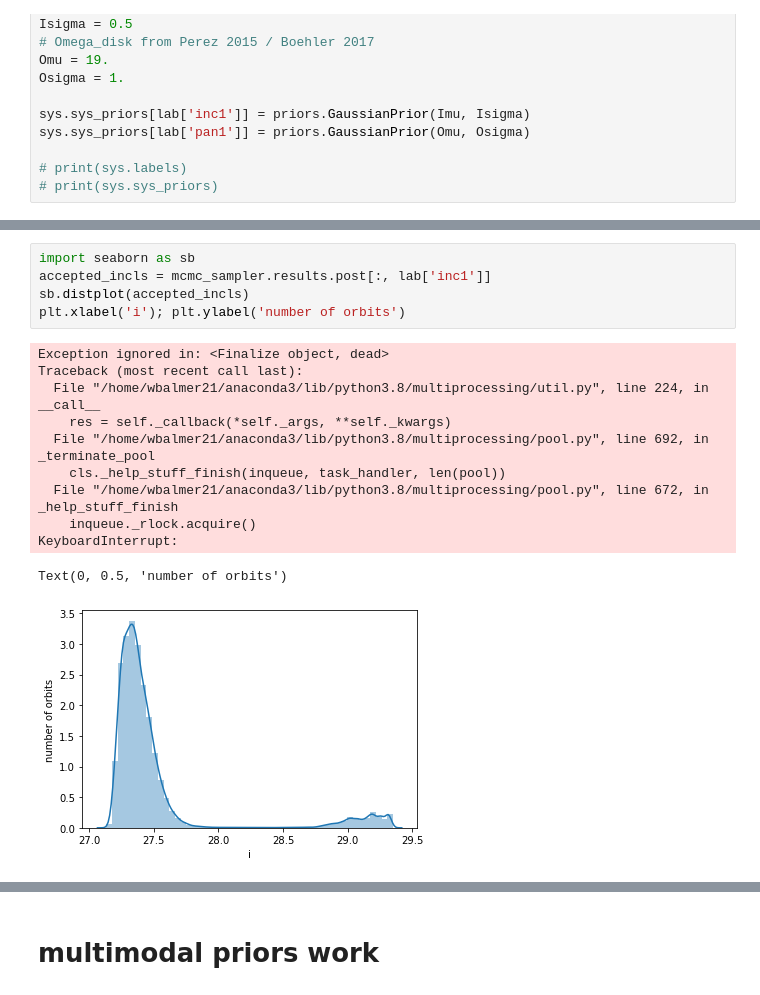
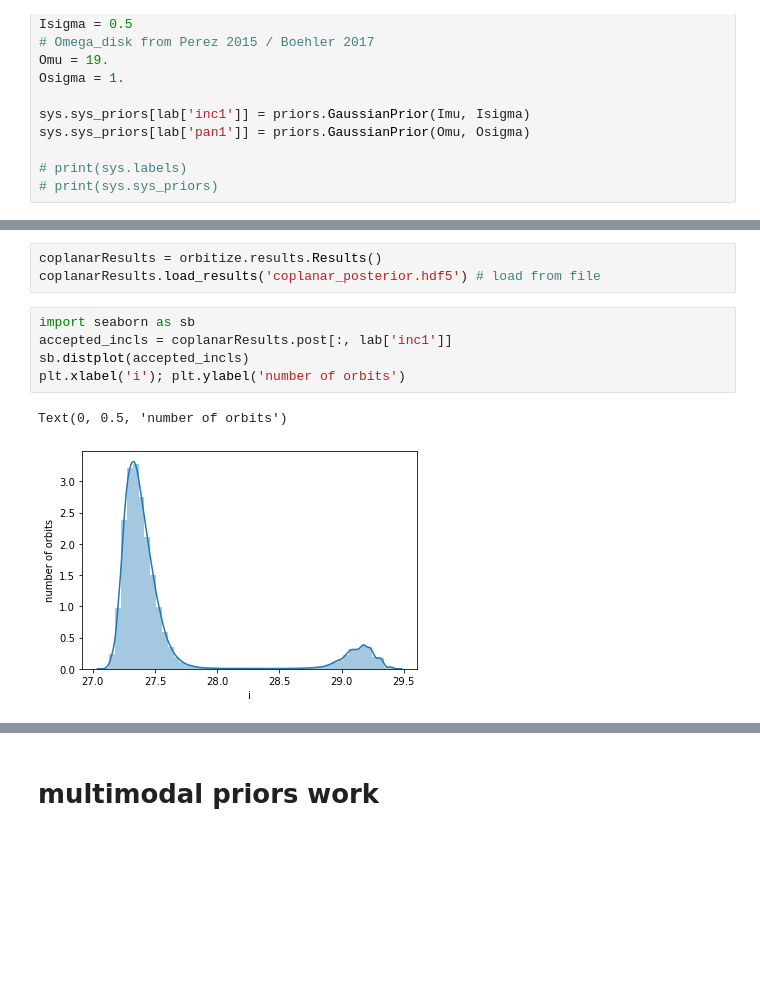
Before and after one commit to wbalmer/diskShapers, a Jupyter notebook: bayesianAstrometry/mutualInc.ipynb, the cells around one changed output, grey strips where cells are left out. Drawn from its saved outputs; the diff is of its cells as text; blank space fills up the shorter version.

Commit message:
enforce coplanarity notebook

```diff
--- a/bayesianAstrometry/mutualInc.ipynb
+++ b/bayesianAstrometry/mutualInc.ipynb
@@ -88,18 +76,12 @@ Traceback (most recent call last):
+# %%
+coplanarResults = orbitize.results.Results()
+coplanarResults.load_results('coplanar_posterior.hdf5') # load from file
 # %%
 import seaborn as sb
-accepted_incls = mcmc_sampler.results.post[:, lab['inc1']]
+accepted_incls = coplanarResults.post[:, lab['inc1']]
 sb.distplot(accepted_incls)
 plt.xlabel('i'); plt.ylabel('number of orbits')
 # %% [output]
-Exception ignored in: <Finalize object, dead>
-Traceback (most recent call last):
-  File "/home/wbalmer21/anaconda3/lib/python3.8/multiprocessing/util.py", line 224, in __call__
-    res = self._callback(*self._args, **self._kwargs)
-  File "/home/wbalmer21/anaconda3/lib/python3.8/multiprocessing/pool.py", line 692, in _terminate_pool
-    cls._help_stuff_finish(inqueue, task_handler, len(pool))
-  File "/home/wbalmer21/anaconda3/lib/python3.8/multiprocessing/pool.py", line 672, in _help_stuff_finish
-    inqueue._rlock.acquire()
-KeyboardInterrupt:
+Text(0, 0.5, 'number of orbits')
-Text(0, 0.5, 'number of orbits')
-[figure, old version]
+[figure, new version]
 # %%
```
Also changed, not shown: parts of 4 cells of this notebook.
